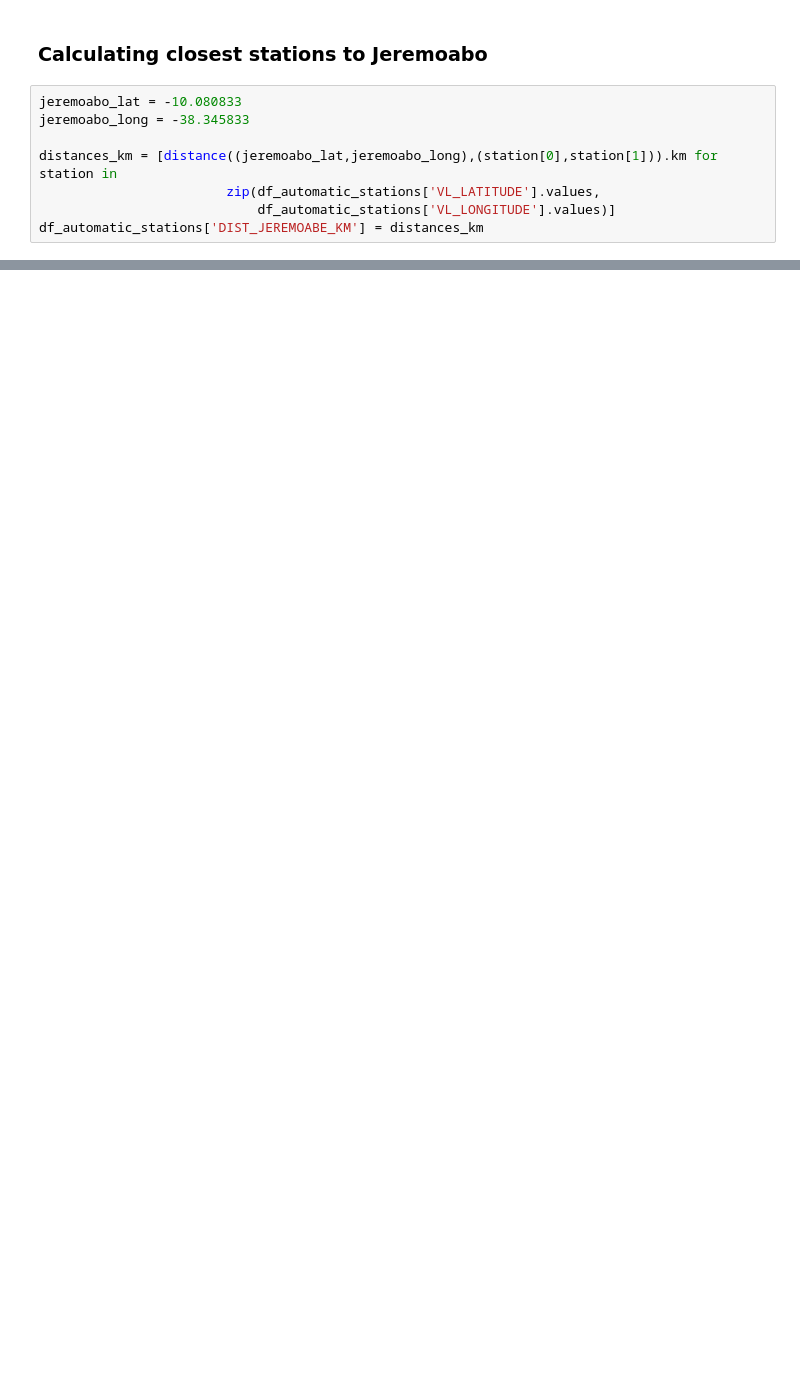
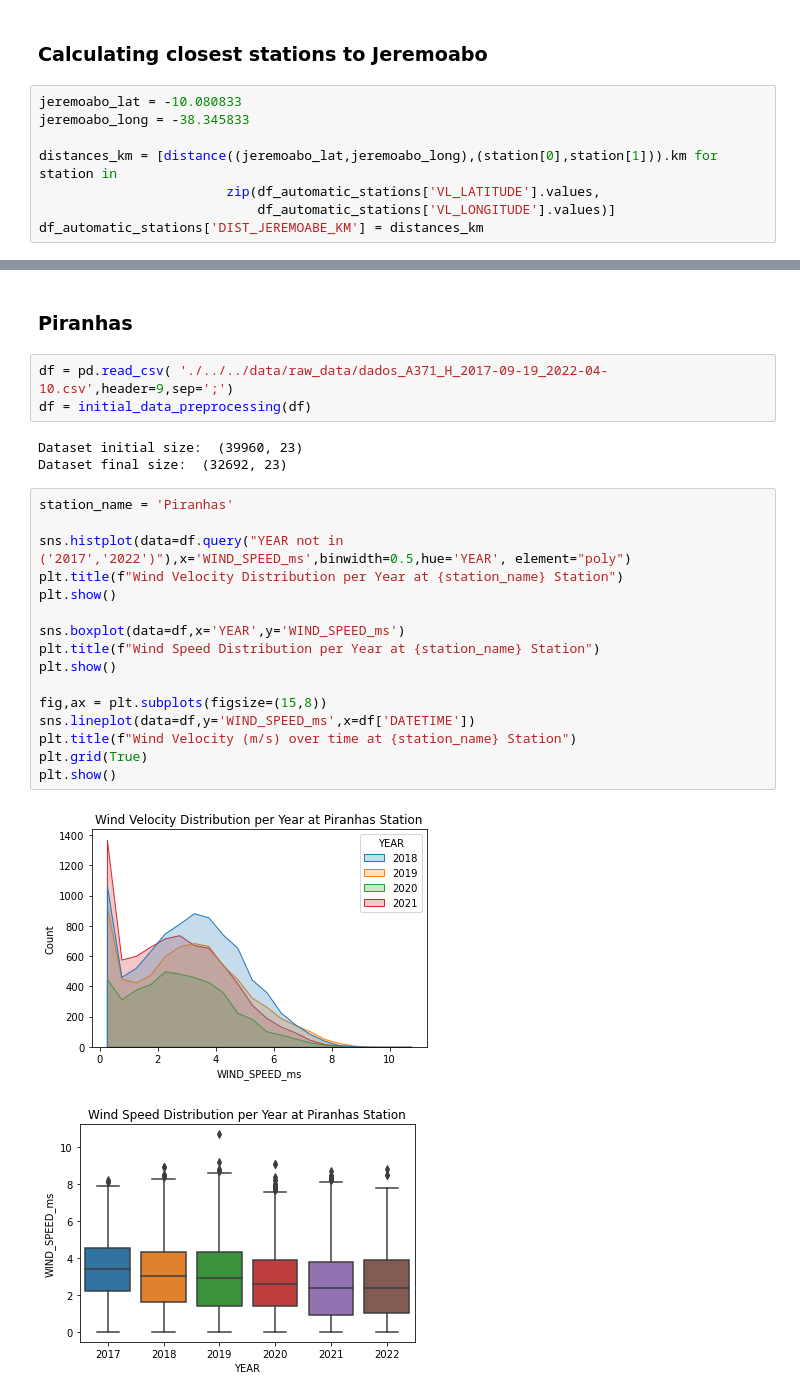
Before and after one commit to lucasthim/spatio-temporal-wind-velocity-prediction, a Jupyter notebook: python/notebooks/01_initial_eda.ipynb, the cells around one changed output, grey strips where cells are left out. Cells and saved outputs as stored; diff of their text form; blank space fills up the shorter version.

```diff
--- a/python/notebooks/01_initial_eda.ipynb
+++ b/python/notebooks/01_initial_eda.ipynb
@@ -103,0 +238,27 @@ dtype: int64
+# %% [markdown]
+### Piranhas
+# %%
+df = pd.read_csv( './../../data/raw_data/dados_A371_H_2017-09-19_2022-04-10.csv',header=9,sep=';')
+df = initial_data_preprocessing(df)
+# %% [output]
+Dataset initial size:  (39960, 23)
+Dataset final size:  (32692, 23)
+# %%
+station_name = 'Piranhas'
+
+sns.histplot(data=df.query("YEAR not in ('2017','2022')"),x='WIND_SPEED_ms',binwidth=0.5,hue='YEAR', element="poly")
+plt.title(f"Wind Velocity Distribution per Year at {station_name} Station")
+plt.show()
+
+sns.boxplot(data=df,x='YEAR',y='WIND_SPEED_ms')
+plt.title(f"Wind Speed Distribution per Year at {station_name} Station")
+plt.show()
+
+fig,ax = plt.subplots(figsize=(15,8))
+sns.lineplot(data=df,y='WIND_SPEED_ms',x=df['DATETIME'])
+plt.title(f"Wind Velocity (m/s) over time at {station_name} Station")
+plt.grid(True)
+plt.show()
+# %% [output]
+[figure, added]
+[figure, added]
```
Also changed, not shown: parts of 25 cells of this notebook.
